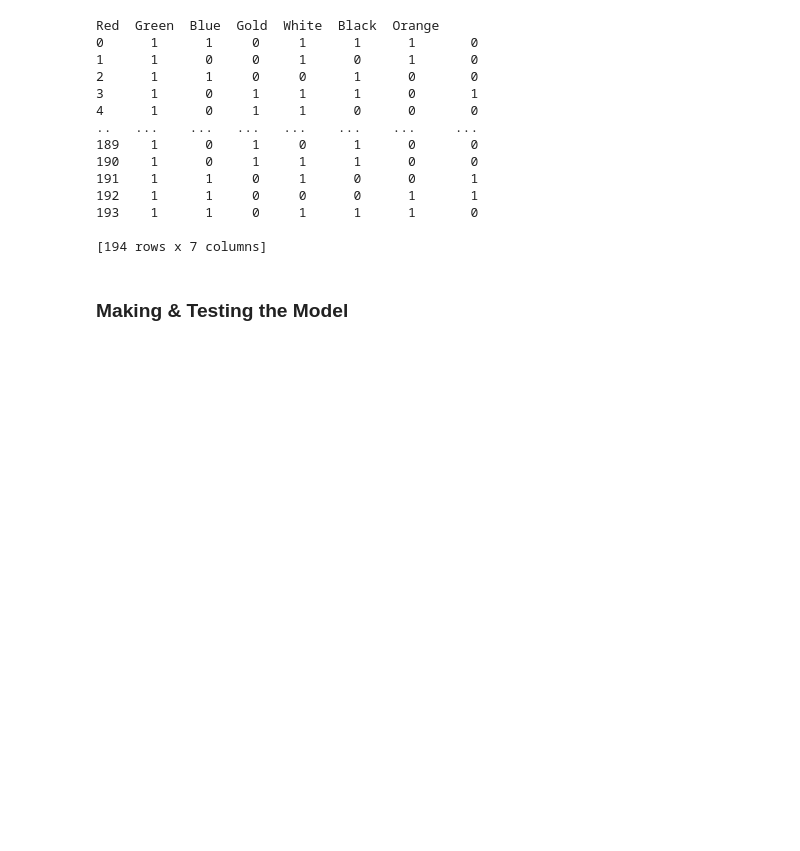
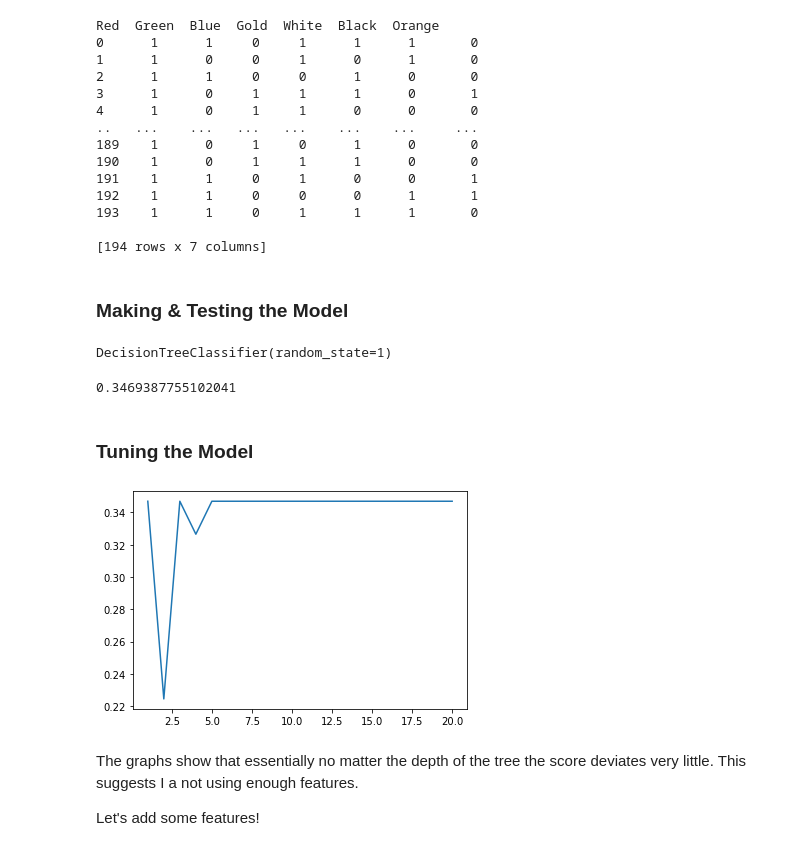
Before and after one commit to mannb986/find_the_flag, a Jupyter notebook: find_the_flag.ipynb, the cells around one changed output. Drawn from its saved outputs; the diff is of its cells as text; code cells hidden in the pictures; blank space fills up the shorter version.

Commit message:
first model created to predict Landmass based on flag colours

```diff
--- a/find_the_flag.ipynb
+++ b/find_the_flag.ipynb
@@ -84,3 +84,31 @@ Red  Green  Blue  Gold  White  Black  Orange
 train_data, test_data, train_labels, test_labels = train_test_split(data, labels, random_state=1)
 # %% [markdown]
 ### Making & Testing the Model
+# %%
+tree = DecisionTreeClassifier(random_state=1)
+# %%
+tree.fit(train_data, train_labels)
+# %% [output]
+DecisionTreeClassifier(random_state=1)
+# %%
+print(tree.score(test_data, test_labels))
+# %% [output]
+0.3469387755102041
+# %% [markdown]
+### Tuning the Model
+# %%
+scores = []
+for i in range(1, 21):
+    tree = DecisionTreeClassifier(random_state=1, max_depth=i)
+    tree.fit(train_data, train_labels)
+    score = tree.score(test_data, test_labels)
+    scores.append(score)
+# %%
+plt.plot(range(1, 21), scores)
+plt.show()
+# %% [output]
+[figure, added]
+# %% [markdown]
+The graphs show that essentially no matter the depth of the tree the score deviates very little. This suggests I a not using enough features.
+
+Let's add some features!
```
Also changed, not shown: parts of 5 cells of this notebook.
